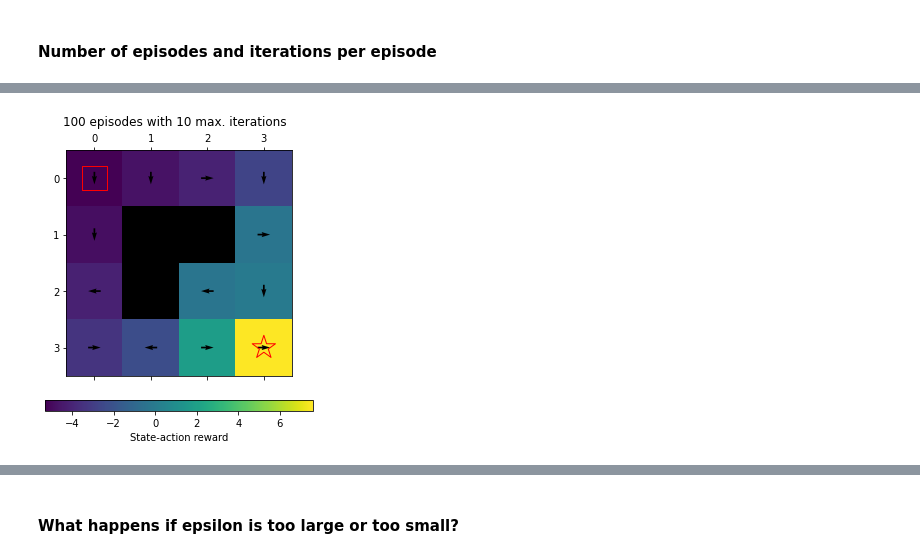
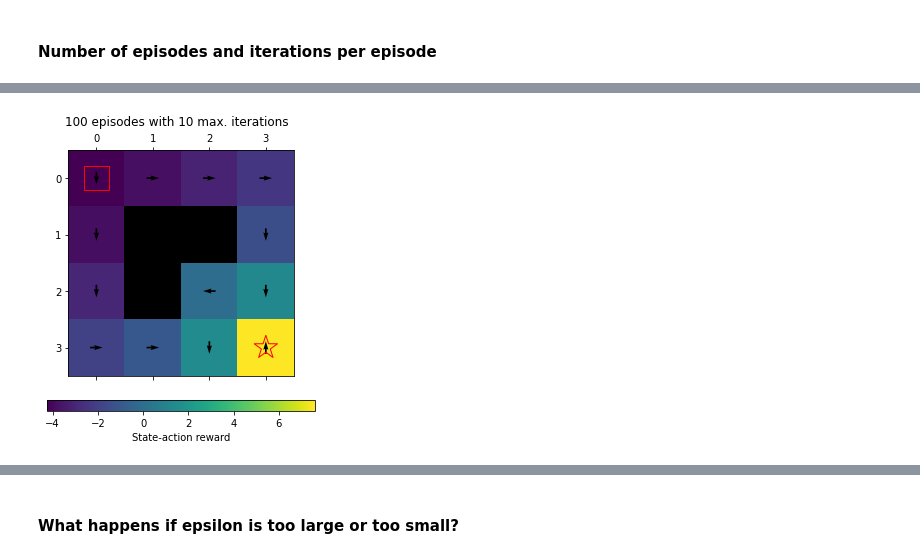
Before and after one commit to AlejandroSantorum/MPhil_MLMI_Cambridge, a Jupyter notebook: MLMI7-Reinforcement_Learning/Practical/code/coursework.ipynb, the cells around one changed output, grey strips where cells are left out. Saved outputs shown, nothing was run; the diff lists cells and outputs as text; code cells hidden in the pictures.

```diff
--- a/MLMI7-Reinforcement_Learning/Practical/code/coursework.ipynb
+++ b/MLMI7-Reinforcement_Learning/Practical/code/coursework.ipynb
@@ -167,11 +170,11 @@ plt.show()
 # %%
 model = Model(small_world)
-V, pi, _, _ = sarsa(model, n_episodes=100, maxit=10, alpha=0.3, decay_eps=True)
+V, pi, _, _ = sarsa(model, n_episodes=60, maxit=10, alpha=0.3, decay_eps=True)
 plot_vp(model, V, pi)
 plt.suptitle("100 episodes with 10 max. iterations")
 plt.show()
 # %% [output]
-[figure, old version]
+[figure, new version]
 # %%
 model = Model(small_world)
 V, pi, _, _ = sarsa(model, n_episodes=60, maxit=30, alpha=0.3, decay_eps=True)
```
Also changed, not shown: parts of 17 cells of this notebook, 2 other files.
